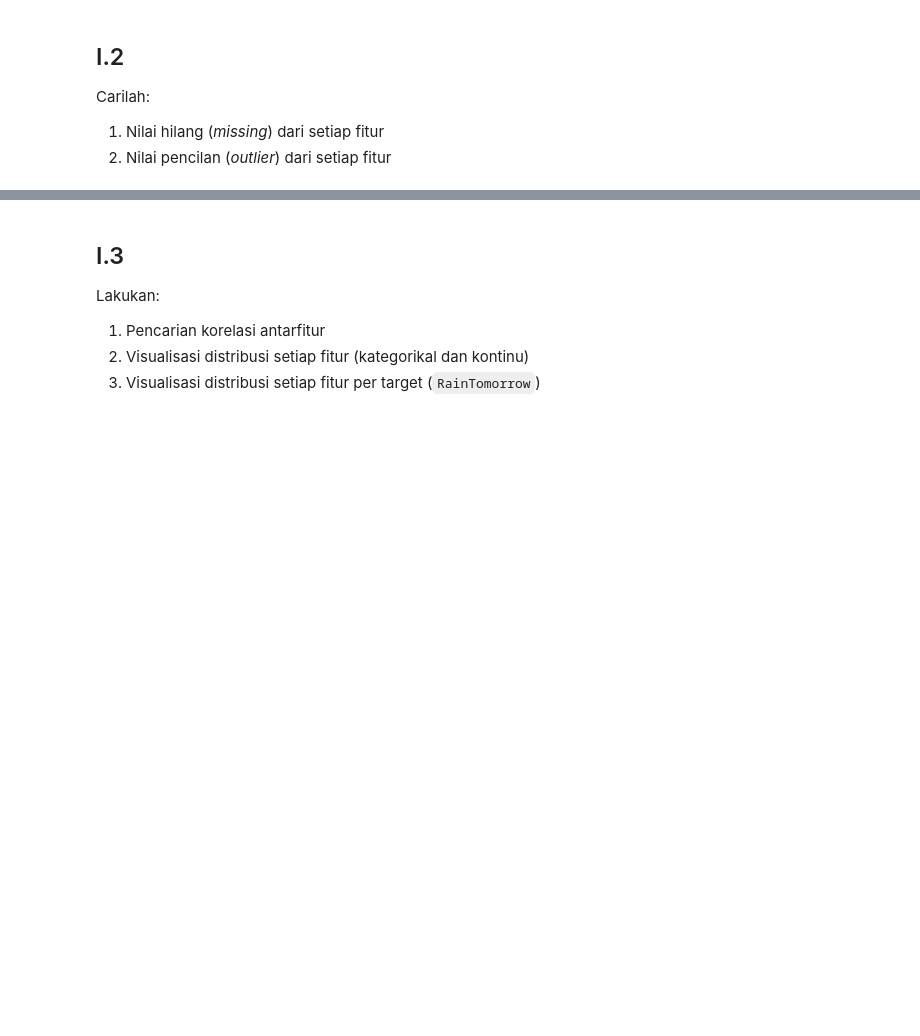
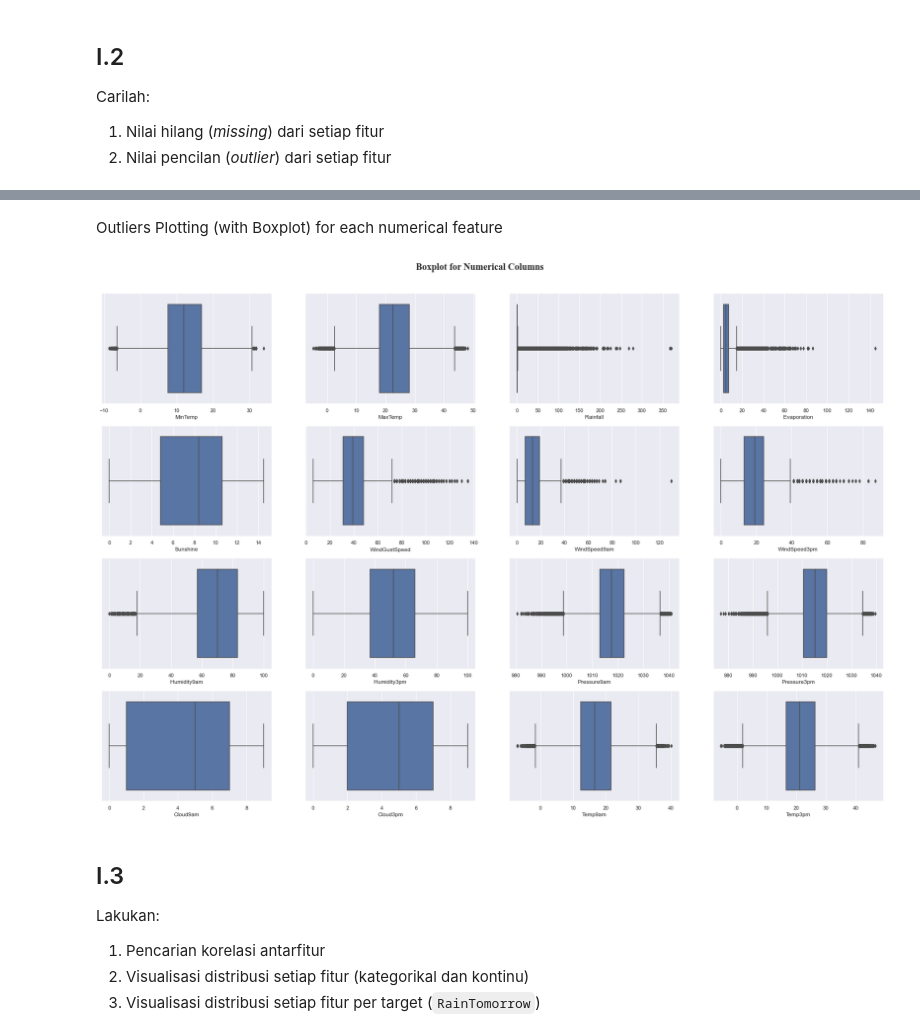
Before and after one commit to ubaidalih/sklearn-exploration, a Jupyter notebook: Tugas_Prapraktikum_IF3270.ipynb, the cells around one changed output, grey strips where cells are left out. Drawn from its saved outputs; the diff is of its cells as text; code cells hidden in the pictures; blank space fills up the shorter version.

```diff
--- a/Tugas_Prapraktikum_IF3270.ipynb
+++ b/Tugas_Prapraktikum_IF3270.ipynb
@@ -13,6 +16,7 @@ import pandas as pd
 import numpy as np
 import matplotlib.pyplot as plt
 import seaborn as sns
+sns.set_theme()
 
 SEED = 42
 # %%
@@ -135,3 +203,14 @@ Carilah:
+# %% [markdown]
+Outliers Plotting (with Boxplot) for each numerical feature
+# %%
+fig, axes = plt.subplots(4, 4, figsize=(30, 20))
+for i, col in enumerate(df.select_dtypes('number').columns):
+    sns.boxplot(data=df, x=col, ax=axes[i // 4, i % 4], orient='h')
+
+fig.suptitle('Boxplot for Numerical Columns', fontsize=20, fontweight='bold', fontname='Times New Roman', y=0.925)
+plt.show()
+# %% [output]
+[figure, added]
 # %% [markdown]
 ## I.3
 Lakukan:
```
Also changed, not shown: parts of 7 cells of this notebook.
